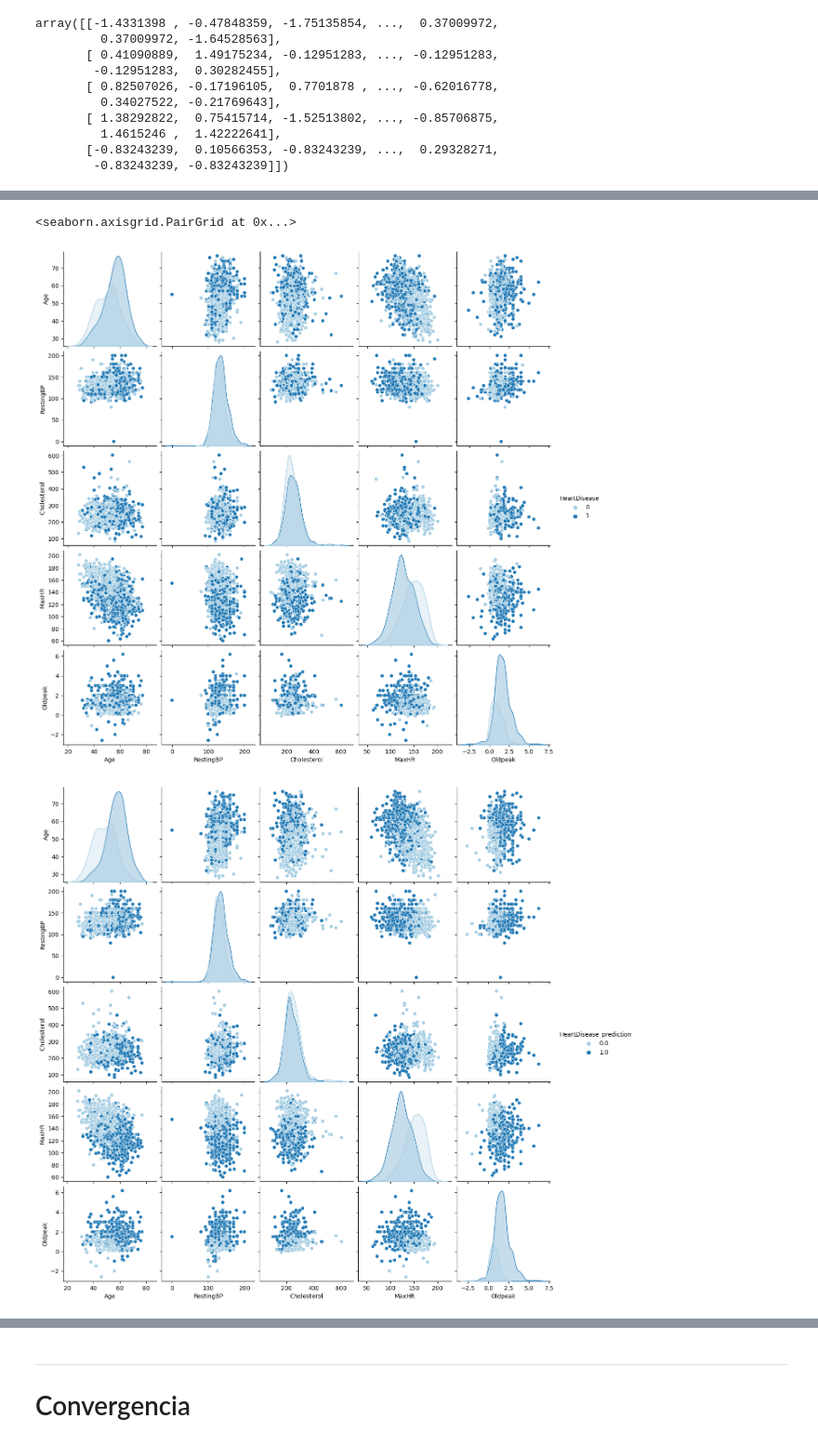
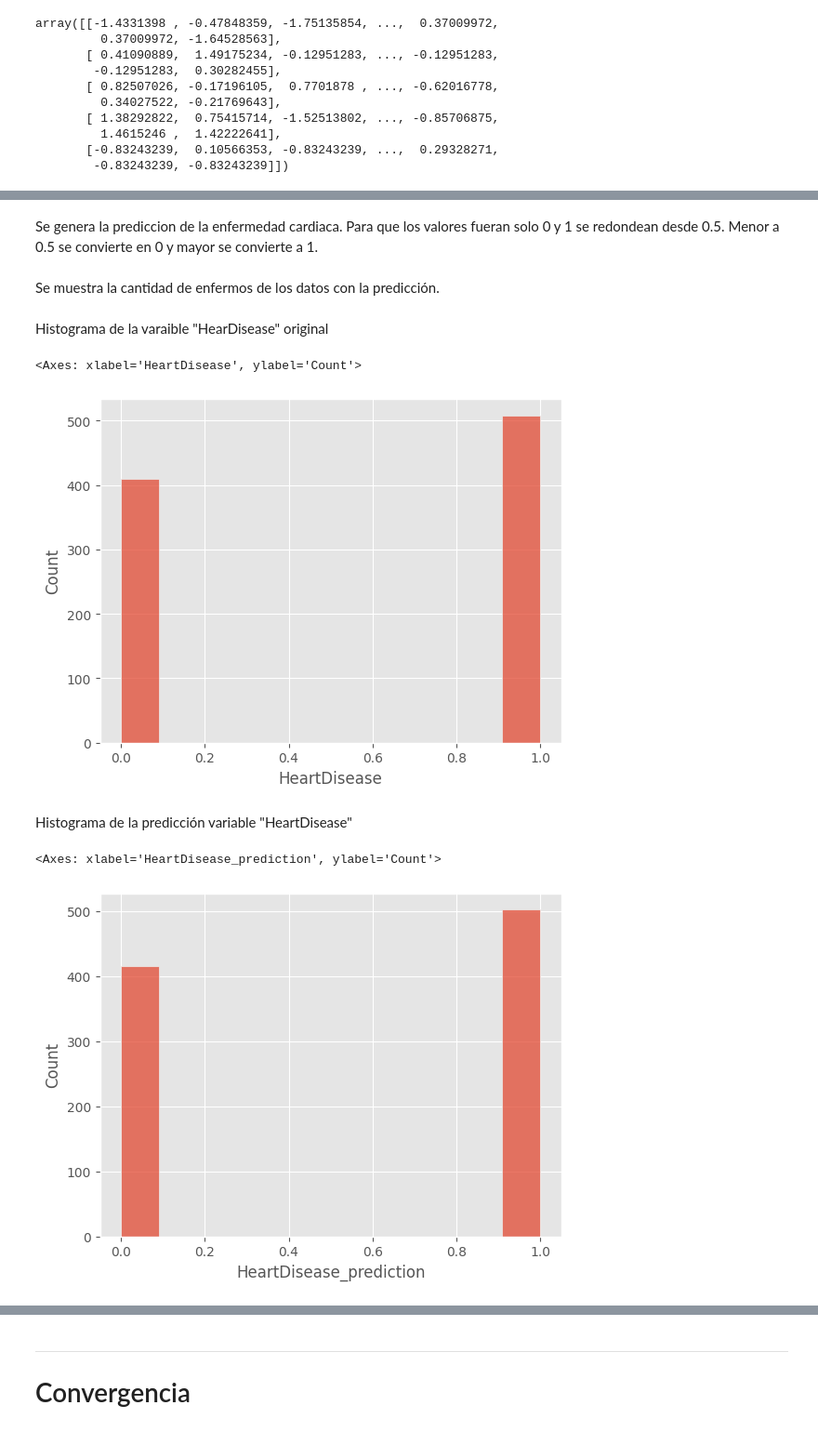
Before and after one commit to DCI-alxogm/ml2023-Isaias-Hernandez, a Jupyter notebook: Nov3-4/(comentado)proyecto_ml_mcmc.ipynb, the cells around one changed output, grey strips where cells are left out. Shown at 93% size. Cells and saved outputs as stored; diff of their text form; code cells hidden in the pictures.

```diff
--- a/Nov3-4/(comentado)proyecto_ml_mcmc.ipynb
+++ b/Nov3-4/(comentado)proyecto_ml_mcmc.ipynb
@@ -15,3 +15,6 @@ sns.set_palette("Paired")
+# %%
+sns.set_palette("colorblind")
+plt.style.use("ggplot")
 # %% [markdown]
 ______________________________________________
 # Data set: Heart Failure Prediction Dataset
@@ -101,7 +110,7 @@ $$
 # %%
-def reg_logistica(x, w):
+# función de modelo de regresión logística
+def modelo(x, w):
   e, w_1 = w[0], w[1:]
-  #pdb.set_trace()
   for x_n, w_n in zip(x, w_1):
     e += x_n * w_n
   y = 1 / (1 + np.exp(-1*e))
@@ -247,10 +265,0 @@ plt.show()
-# %%
-prediccion = []
-
-for i in range(n):
-  counts, bins = np.histogram(resultados[:, i], bins=20)
-  mean_value = np.sum(bins[:-1] * counts) / np.sum(counts)
-  prediccion.append(mean_value)
-
-print("Predicción:", prediccion)
-prediccion = np.array(prediccion)
@@ -275,12 +304,24 @@ plt.show()
+# %% [markdown]
+Se genera la prediccion de la enfermedad cardiaca. Para que los valores fueran solo 0 y 1 se redondean desde 0.5. Menor a 0.5 se convierte en 0 y mayor se convierte a 1.
 # %%
-y_prediccion = reg_logistica(x, prediccion)
+y_prediccion = modelo(x, prediccion)
 y_prediccion = np.round(y_prediccion)
+# %% [markdown]
+Se muestra la cantidad de enfermos de los datos con la predicción.
+# %% [markdown]
+Histograma de la varaible "HearDisease" original
+# %%
+sns.histplot(data=heart, x="HeartDisease")
+# %% [output]
+<Axes: xlabel='HeartDisease', ylabel='Count'>
+[figure, added]
+# %% [markdown]
+Histograma de la predicción variable "HeartDisease"
 # %%
-sns.pairplot(heart_1, hue="HeartDisease")
 heart_2 = heart_1.drop("HeartDisease", axis=1)
 heart_2["HeartDisease_prediction"] = y_prediccion
-sns.pairplot(heart_2, hue="HeartDisease_prediction")
+
+sns.histplot(data=heart_2, x="HeartDisease_prediction")
 # %% [output]
-<seaborn.axisgrid.PairGrid at 0x...>
+<Axes: xlabel='HeartDisease_prediction', ylabel='Count'>
-[figure, old version]
+[figure, new version]
-[figure, removed]
```
Also changed, not shown: parts of 49 cells of this notebook.
